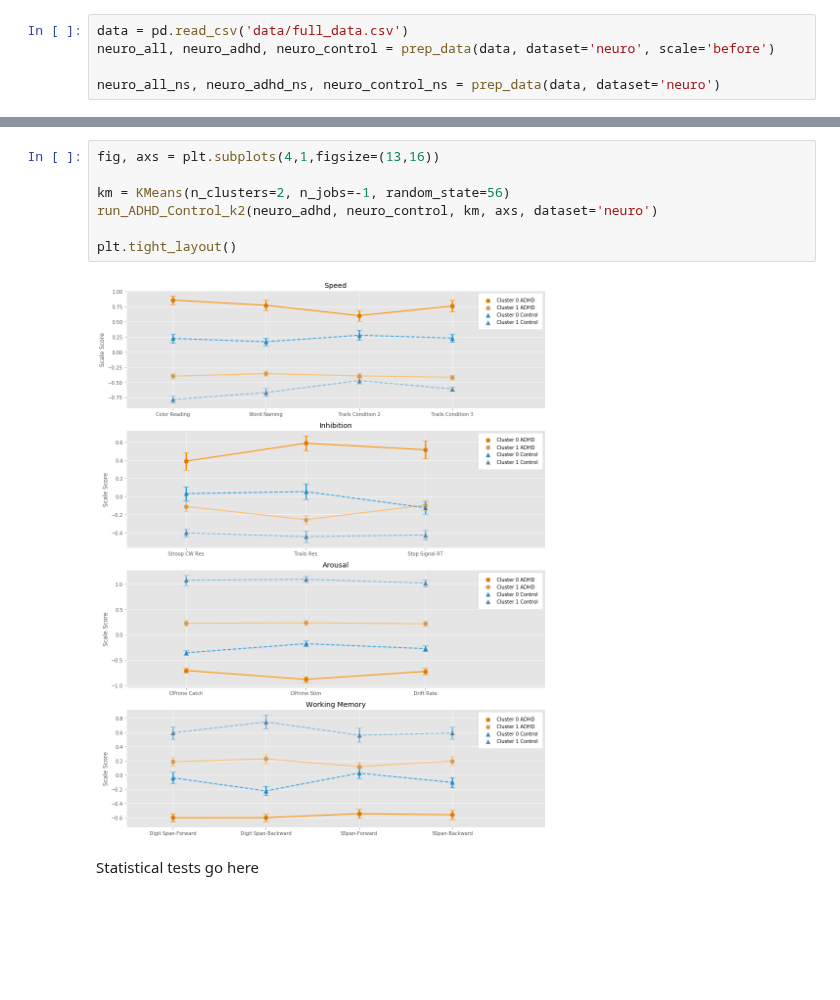
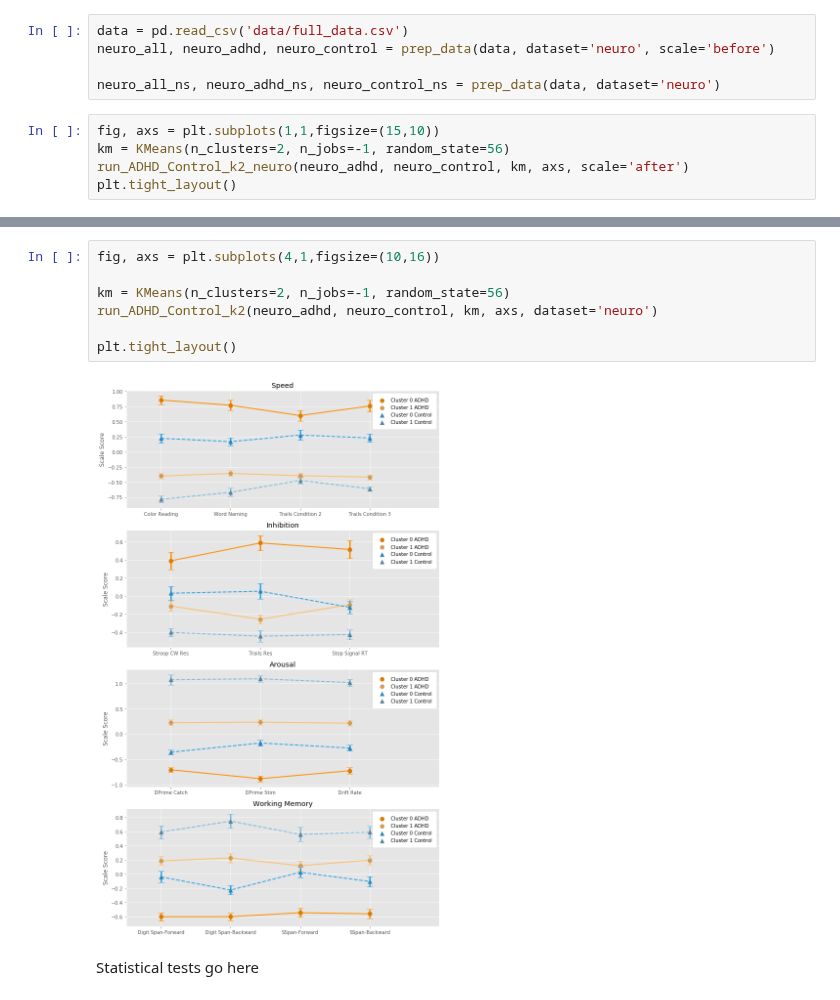
Before and after one commit to cjsmith015/Machine_Learning_and_ADHD, a Jupyter notebook: Unsupervised Learning.ipynb, the cells around one changed output, grey strips where cells are left out. Cells and saved outputs as stored; diff of their text form; blank space fills up the shorter version.

```diff
--- a/Unsupervised Learning.ipynb
+++ b/Unsupervised Learning.ipynb
@@ -175,3 +172,8 @@ data = pd.read_csv('data/full_data.csv')
 neuro_all, neuro_adhd, neuro_control = prep_data(data, dataset='neuro', scale='before')
 
 neuro_all_ns, neuro_adhd_ns, neuro_control_ns = prep_data(data, dataset='neuro')
+# %%
+fig, axs = plt.subplots(1,1,figsize=(15,10))
+km = KMeans(n_clusters=2, n_jobs=-1, random_state=56)
+run_ADHD_Control_k2_neuro(neuro_adhd, neuro_control, km, axs, scale='after')
+plt.tight_layout()
@@ -178,12 +182,12 @@ neuro_all_ns, neuro_adhd_ns, neuro_control_ns = prep_data(data, dataset='neuro')
 # %%
-fig, axs = plt.subplots(4,1,figsize=(13,16))
+fig, axs = plt.subplots(4,1,figsize=(10,16))
 
 km = KMeans(n_clusters=2, n_jobs=-1, random_state=56)
 run_ADHD_Control_k2(neuro_adhd, neuro_control, km, axs, dataset='neuro')
 
 plt.tight_layout()
 # %% [output]
-[figure, old version]
+[figure, new version]
 # %% [markdown]
 Statistical tests go here
 # %% [markdown]
```
Also changed, not shown: parts of 3 cells of this notebook, 3 other files.
